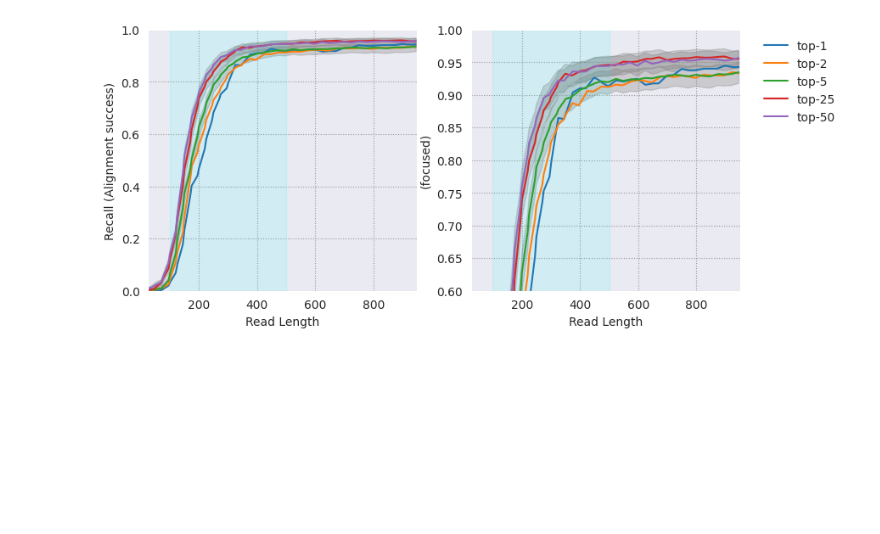
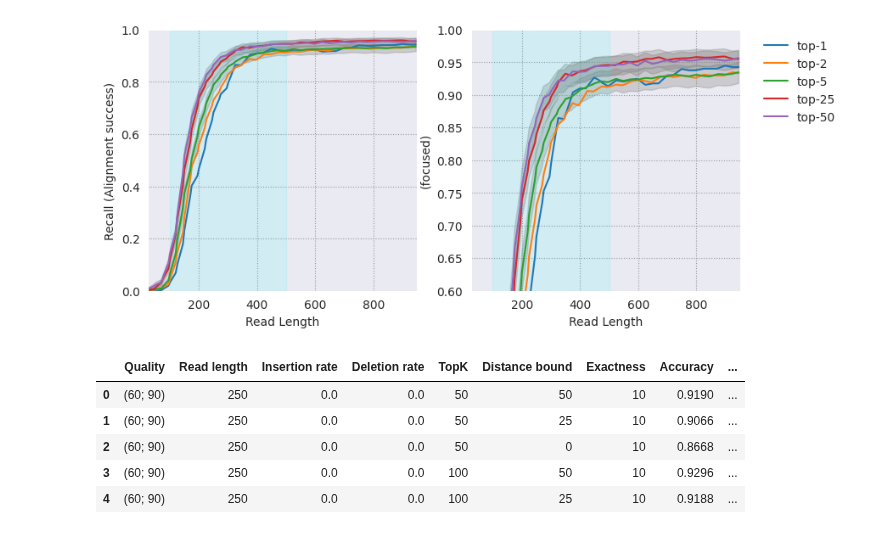
Before and after one commit to KennethEnevoldsen/dna2vec, a Jupyter notebook: evaluate/test_permutes.ipynb, the cells around one changed output. Drawn from its saved outputs; the diff is of its cells as text; code cells hidden in the pictures; blank space fills up the shorter version.

```diff
--- a/evaluate/test_permutes.ipynb
+++ b/evaluate/test_permutes.ipynb
@@ -188,3 +183,15 @@ plt.savefig(output_file, dpi=500, bbox_inches='tight', format="png")
 plt.show()
 # %% [output]
 [figure]
+# %%
+import pandas as pd
+df = pd.read_csv("/home/pholur/dna2vec/evaluate/test_cache/accuracy/table.csv", comment = "#")
+# %%
+df.head()
+# %% [output]
+|  | Quality | Read length | Insertion rate | Deletion rate | TopK | Distance bound | Exactness | Accuracy | ... |
+| 0 | (60; 90) | 250 | 0.0 | 0.0 | 50 | 50 | 10 | 0.9190 | ... |
+| 1 | (60; 90) | 250 | 0.0 | 0.0 | 50 | 25 | 10 | 0.9066 | ... |
+| 2 | (60; 90) | 250 | 0.0 | 0.0 | 50 | 0 | 10 | 0.8668 | ... |
+| 3 | (60; 90) | 250 | 0.0 | 0.0 | 100 | 50 | 10 | 0.9296 | ... |
+| 4 | (60; 90) | 250 | 0.0 | 0.0 | 100 | 25 | 10 | 0.9188 | ... |
```
Also changed, not shown: parts of 5 cells of this notebook, 10 other files.
